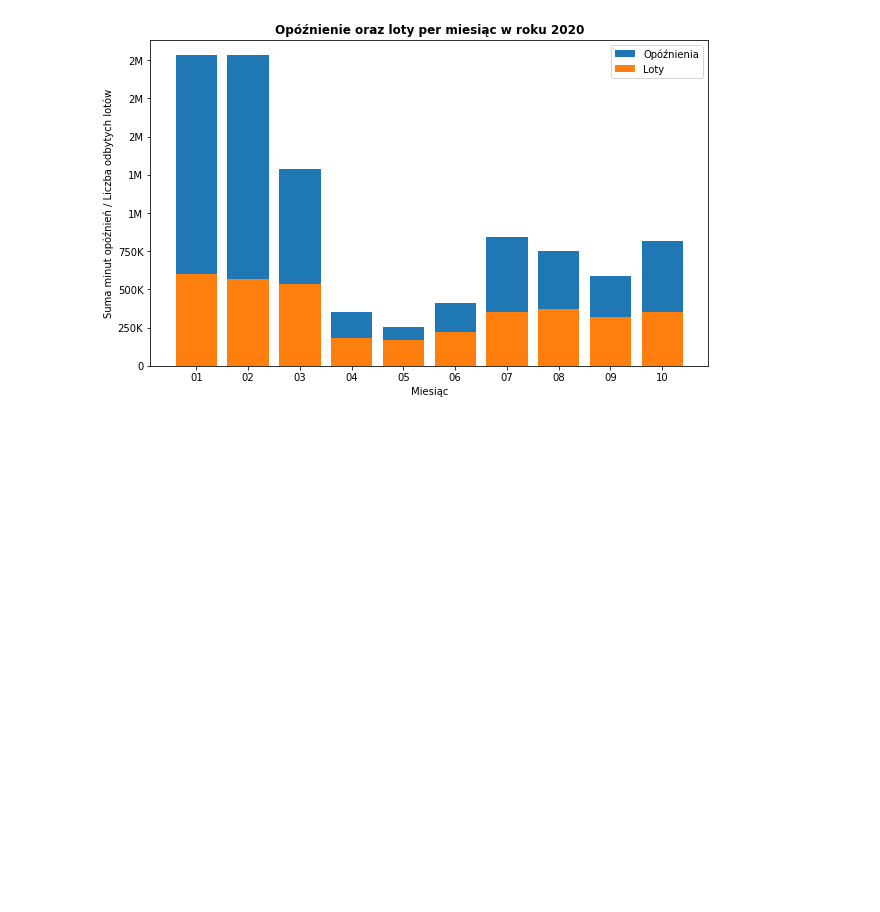
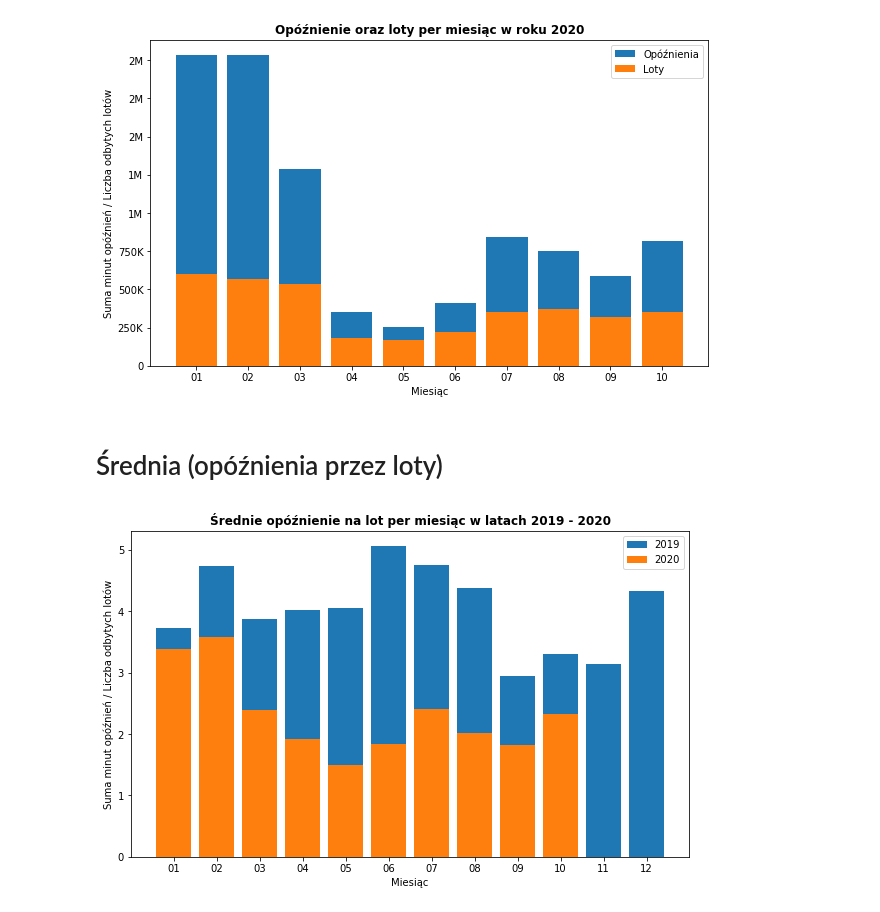
Before and after one commit to jurczewski/PiADZD, a Jupyter notebook: project/correlation/correlation.ipynb, the cells around one changed output. Saved outputs shown, nothing was run; the diff lists cells and outputs as text; code cells hidden in the pictures; blank space fills up the shorter version.

```diff
--- a/project/correlation/correlation.ipynb
+++ b/project/correlation/correlation.ipynb
@@ -120,3 +120,21 @@ plt.title('Opóźnienie oraz loty per miesiąc w roku 2020', fontdict=font)
 plt.show()
 # %% [output]
 [figure]
+# %% [markdown]
+# Średnia (opóźnienia przez loty)
+# %%
+average2019 = delayPerMonth2019.div(flightsPerMonth2019);
+average2020 = delayPerMonth2020.div(flightsPerMonth2020);
+# %%
+fig, ax = plt.subplots()
+fig.set_size_inches(10, 6, forward=True)
+
+plt.bar(average2019.index, average2019.values, width=0.8)
+plt.bar(average2020.index, average2020.values, width=0.8)
+ax.legend(['2019', '2020'])
+plt.xlabel('Miesiąc')
+plt.ylabel('Suma minut opóźnień / Liczba odbytych lotów')
+plt.title('Średnie opóźnienie na lot per miesiąc w latach 2019 - 2020', fontdict=font)
+plt.show()
+# %% [output]
+[figure, added]
```
Also changed, not shown: 1 other file.
